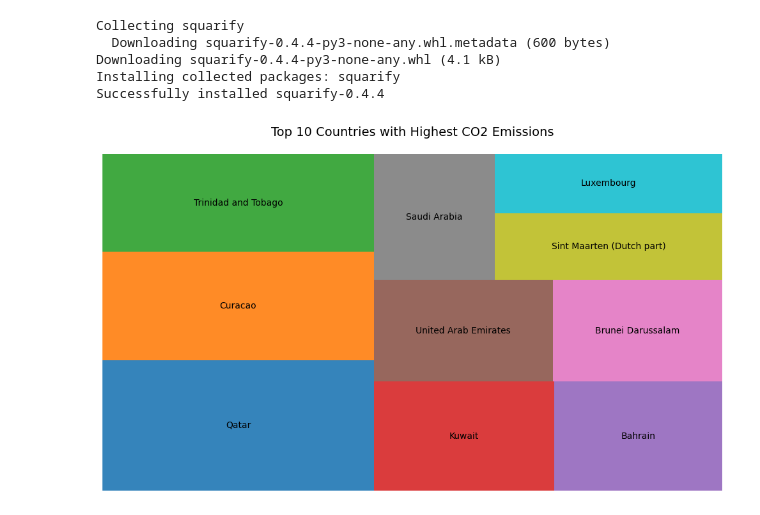
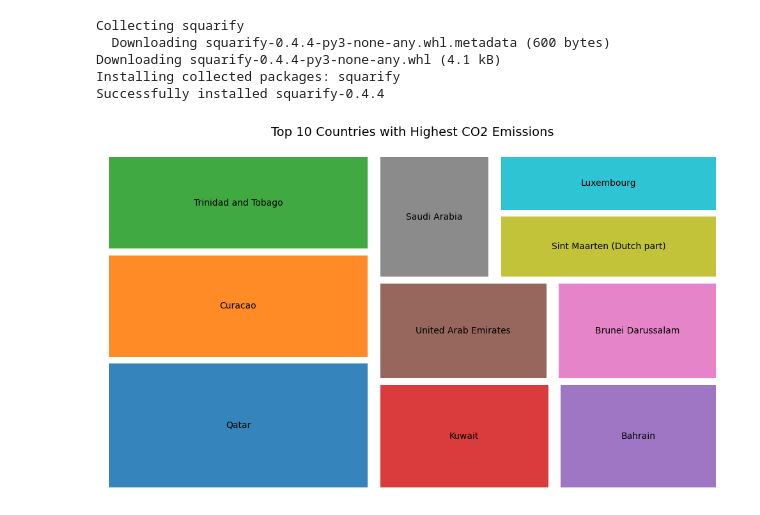
Before and after one commit to Vilars/Data110, a Jupyter notebook: Final.ipynb, the cells around one changed output. Saved outputs shown, nothing was run; the diff lists cells and outputs as text; code cells hidden in the pictures.

```diff
--- a/Final.ipynb
+++ b/Final.ipynb
@@ -140,23 +158,23 @@ Successfully installed squarify-0.4.4
 # %%
 # data
 treemap_data = top_10_2014.groupby(['Country Name','co2']).size().reset_index(name='count')
 treemap_data = treemap_data.nlargest(10, 'co2')
 # color
 colors = ['#1f77b4', '#ff7f0e', '#2ca02c', '#d62728', '#9467bd',
           '#8c564b', '#e377c2', '#7f7f7f', '#bcbd22', '#17becf']
 # plot
 plt.figure(figsize=(10, 6))
 squarify.plot(sizes=treemap_data['co2'],
               label=treemap_data['Country Name'],
               color=colors,
               alpha=0.9,
-              pad=False)
+              pad=True)
 plt.axis('off')
 plt.title('Top 10 Countries with Highest CO2 Emissions', fontsize=14, pad=20)
 plt.tight_layout()
 plt.show()
 # %% [output]
-[figure, old version]
+[figure, new version]
 # %%
 # group by 2014 co2 emission
 df = co2_df[co2_df['year'] == 2014]
```
Also changed, not shown: parts of 4 cells of this notebook.
